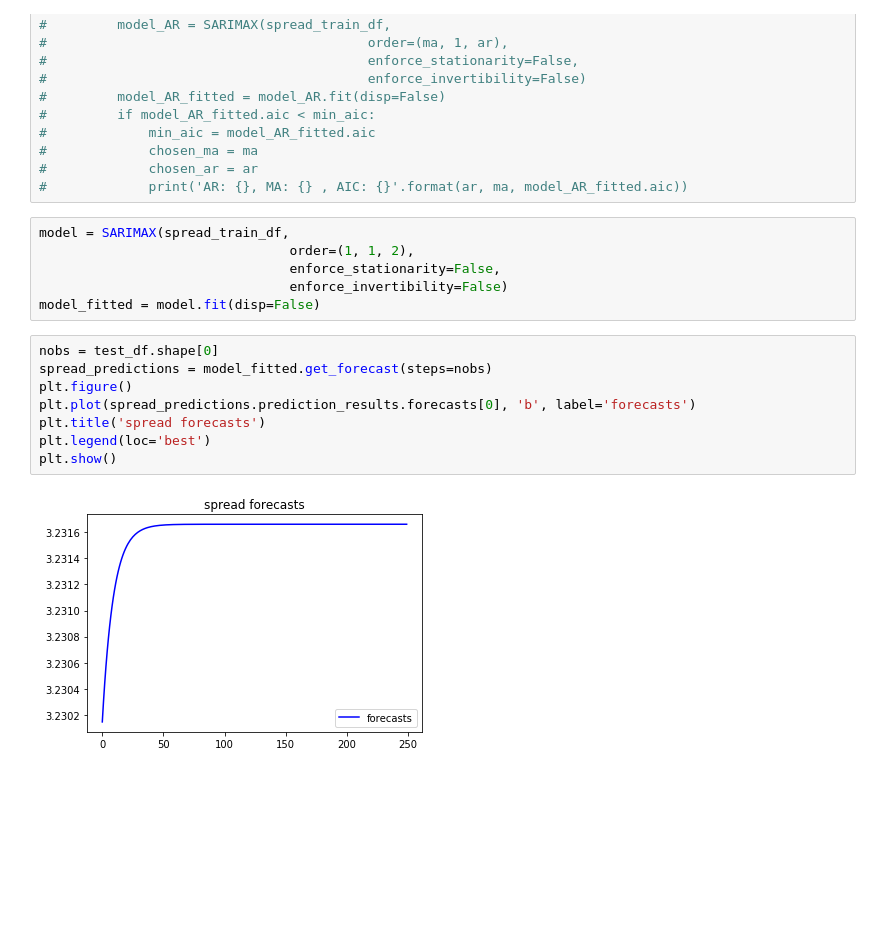
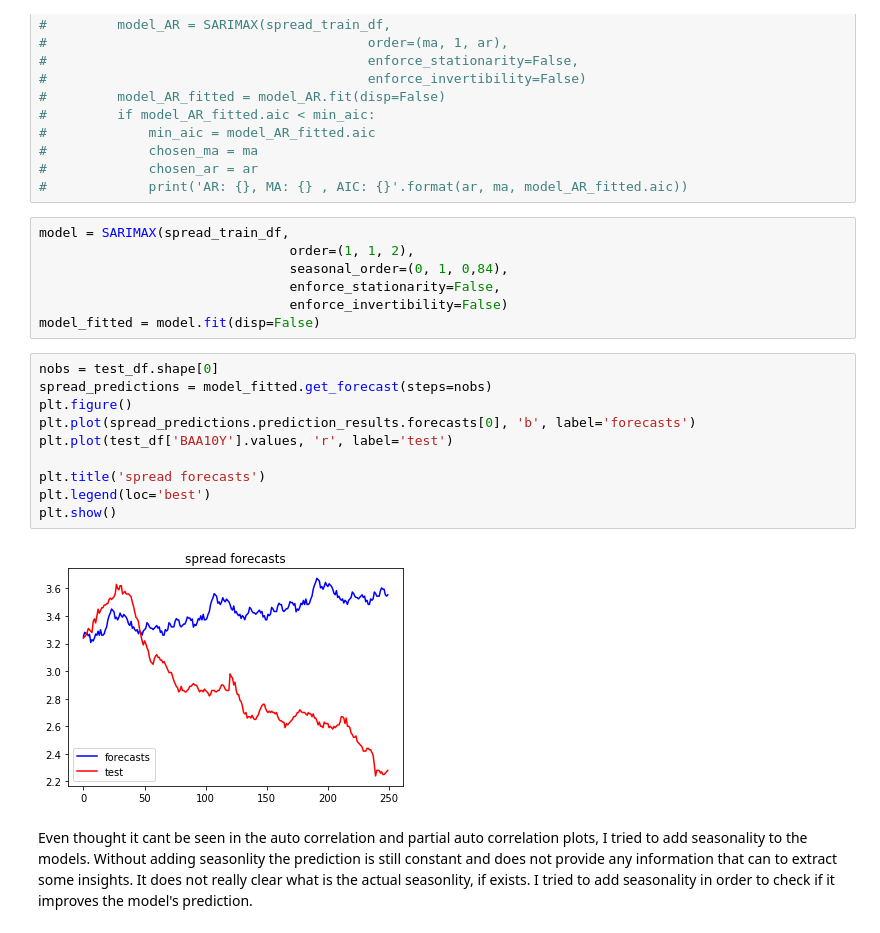
Before and after one commit to sna89/FinanceCourse, a Jupyter notebook: Time_series_analysis.ipynb, the cells around one changed output. Drawn from its saved outputs; the diff is of its cells as text; blank space fills up the shorter version.

```diff
--- a/Time_series_analysis.ipynb
+++ b/Time_series_analysis.ipynb
@@ -660,19 +684,27 @@ I will try different lags for the AR (with 1 difference) and see which model get
 # %%
 model = SARIMAX(spread_train_df,
                                 order=(1, 1, 2),
+                                seasonal_order=(0, 1, 0,84),
                                 enforce_stationarity=False,
                                 enforce_invertibility=False)
 model_fitted = model.fit(disp=False)
 # %%
 nobs = test_df.shape[0]
 spread_predictions = model_fitted.get_forecast(steps=nobs)
 plt.figure()
 plt.plot(spread_predictions.prediction_results.forecasts[0], 'b', label='forecasts')
+plt.plot(test_df['BAA10Y'].values, 'r', label='test')
+
 plt.title('spread forecasts')
 plt.legend(loc='best')
 plt.show()
 # %% [output]
-[figure, old version]
+[figure, new version]
+# %% [markdown]
+Even thought it cant be seen in the auto correlation and partial auto correlation plots,
+I tried to add seasonality to the models. Without adding seasonlity the prediction is still constant and does not provide any information that can to extract some insights.
+It does not really clear what is the actual seasonlity, if exists.
+I tried to add seasonality in order to check if it improves the model's prediction.
 # %%
 r_est = interest_predictions.prediction_results.forecasts[0]
 s_est = spread_predictions.prediction_results.forecasts[0]
```
Also changed, not shown: parts of 21 cells of this notebook, 3 other files.
